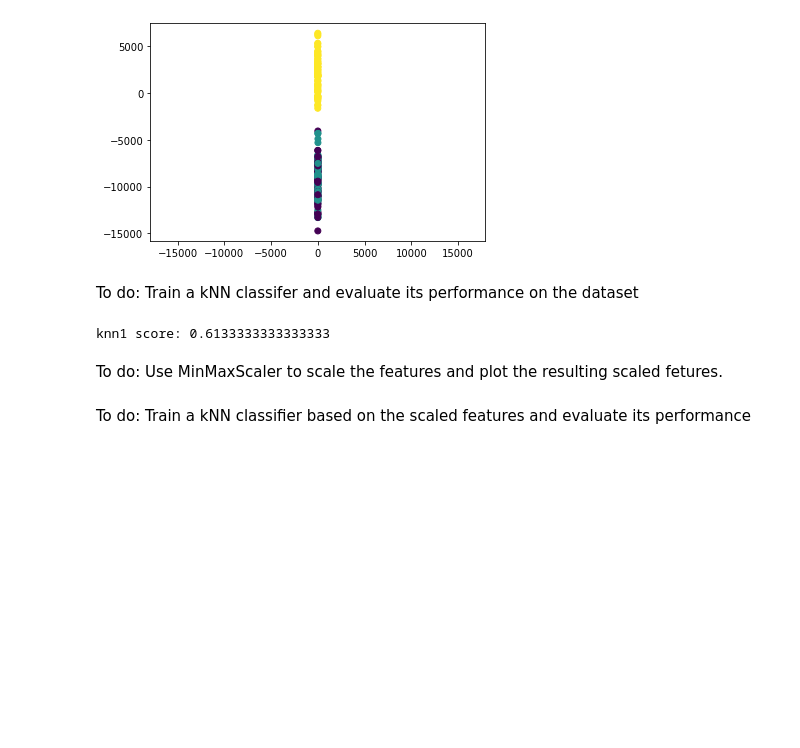
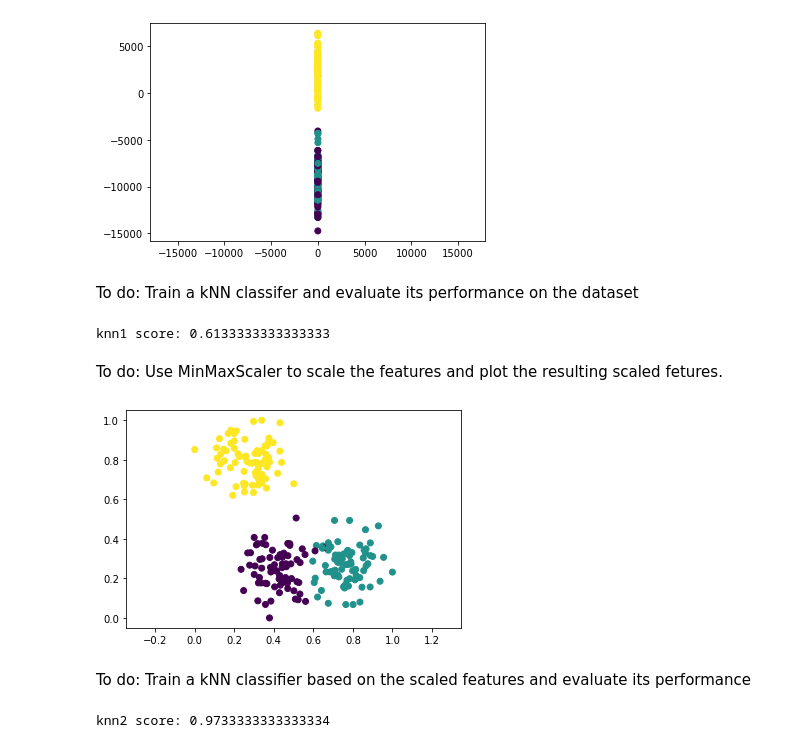
Before and after one commit to wooihaw/pai_nov2021, a Jupyter notebook: handson_2/handson_2b.ipynb, the cells around one changed output. Cells and saved outputs as stored; diff of their text form; code cells hidden in the pictures; blank space fills up the shorter version.

```diff
--- a/handson_2/handson_2b.ipynb
+++ b/handson_2/handson_2b.ipynb
@@ -33,7 +33,20 @@ To do: Use MinMaxScaler to scale the features and plot the resulting scaled fetu
 # %%
 from sklearn.preprocessing import MinMaxScaler
 scaler = MinMaxScaler()
 X2_train = scaler.fit_transform(X1_train)
-X2_test = scaler.transform()
+X2_test = scaler.transform(X1_test)
+
+xx = X2_train[:, 0]
+yy = X2_train[:, 1]
+plt.scatter(xx, yy, c=y1_train)
+plt.axis('equal')
+plt.show()
+# %% [output]
+[figure, added]
 # %% [markdown]
 To do: Train a kNN classifier based on the scaled features and evaluate its performance
+# %%
+knn2 = KNeighborsClassifier().fit(X2_train, y1_train)
+print(f'knn2 score: {knn2.score(X2_test, y1_test)}')
+# %% [output]
+knn2 score: 0.9733333333333334
```
